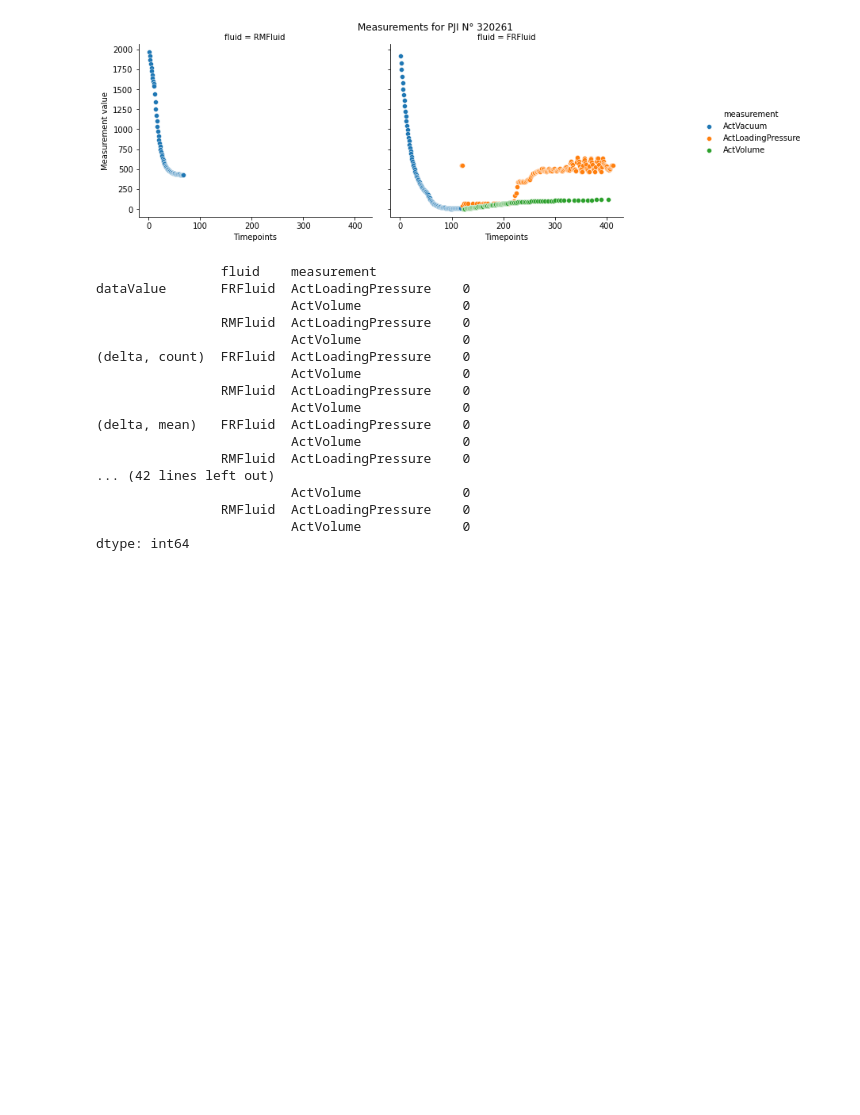
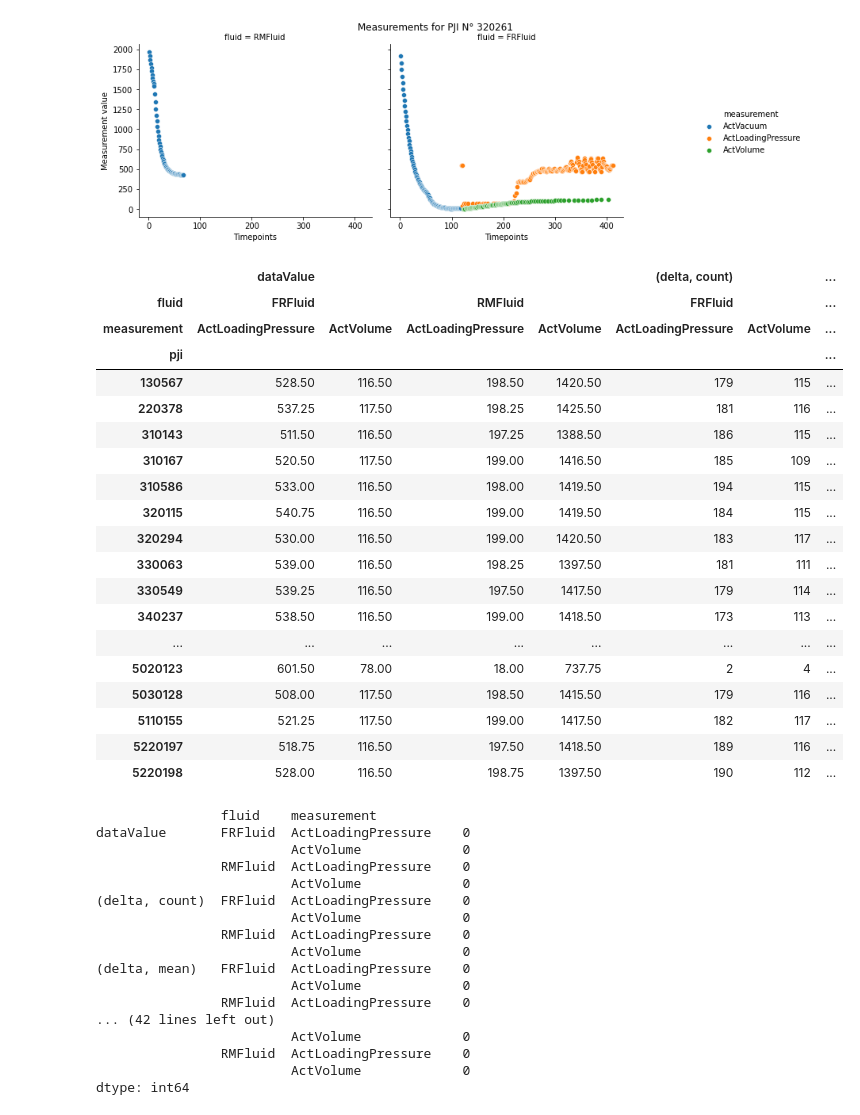
Before and after one commit to alixtc/Renault, a Jupyter notebook: notebooks/Anomaly detection.ipynb, the cells around one changed output. Cells and saved outputs as stored; diff of their text form; code cells hidden in the pictures; blank space fills up the shorter version.

```diff
--- a/notebooks/Anomaly detection.ipynb
+++ b/notebooks/Anomaly detection.ipynb
@@ -35,17 +33,7 @@ df = pd.read_csv('../data/train_df_LHA.csv',index_col='Unnamed: 0' )
 filling = ['ActVolume', 'ActMass']
 STEPS = ['StepLoading', 'StepEndLoading']
 # %%
-# conversion of string to datetime
-time = pd.to_datetime(df.sourceTimestamp, infer_datetime_format=True)
-df['time'] = time
-df.sort_values('time', inplace=True)
-
-# add time-delta feature order by pji > fluid > measurement
-most_common_df = df.sort_values(['fluid', 'measurement', 'time'])
-delta = most_common_df.groupby(['pji', 'fluid', 'measurement'])['time'].diff()
-delta = delta.fillna(pd.Timedelta(seconds=0))
-delta = delta / np.timedelta64(1, 's')
-most_common_df['delta'] = delta.values
+most_common_df = datetime_reshaping(df)
 most_common_df
 # %% [output]
 |  | siteCode | objectUAI | machine | fluid | measurement | step | sourceTimestamp | pji | dataValue | ... |
@@ -148,48 +124,69 @@ for pji in bad_pji:
 # %%
 # Global organisation of the data
 # remove pji without 3 fluids and 3 measurements
 #bad_pji = get_pji_with_misssing_fluids_measure(most_common_df)
+most_common_df = most_common_df[most_common_df['measurement'] != 'ActVacuum']
 most_common_df = most_common_df[~most_common_df.pji.isin(bad_pji)]
-most_common_df = most_common_df[most_common_df['measurement'] != 'ActVacuum']
 
 # Observations are PJI
 # columns are the differents features regrouped by fluids and measurements
 # important features
 # Average dataValue in tail(10)
-mean_tail_value = most_common_df.groupby(['pji', 'fluid', 'measurement']).tail(4)
-mean_tail_value = mean_tail_value.groupby(['pji', 'fluid', 'measurement'])[['dataValue']].mean()
-#mean_tail_value = mean_tail_value.reset_index()
-mean_tail_value
+tail_analysis = most_common_df.groupby(['pji', 'fluid', 'measurement']).tail(4)
+tail_analysis = tail_analysis.groupby(['pji', 'fluid', 'measurement'])[['dataValue']].mean()
 
-summary = most_common_df\
+#tail_analysis
+
+end_distrib_analysis = most_common_df\
 .groupby(['pji', 'fluid', 'measurement'])['dataValue']\
 .describe(percentiles=[0.1, 0.2, 0.8, 0.9]
 )
 
-summary = summary.drop(['count', 'std'], axis=1)
+end_distrib_analysis = end_distrib_analysis.drop(['count', 'std'], axis=1)
 
 # Number of points in each group + average time delta
 timing = most_common_df.groupby(['pji', 'fluid', 'measurement']).agg({'delta':['count', 'mean', 'max']})
-timing
+#timing
 
 # Slope values (min max or q10, q90)
-temp = most_common_df.copy()
-temp = temp.sort_values(['fluid', 'measurement', 'time'])
-slope = temp.groupby(['pji', 'fluid', 'measurement'])['dataValue'].diff()
-temp = most_common_df.copy()
-temp['slope'] = slope
-temp = temp.groupby(['pji', 'fluid', 'measurement']).agg({'slope':["mean", "max"]})
-#temp.reset_index(inplace=True)
+tdelta_analysis = most_common_df.copy()
+tdelta_analysis = tdelta_analysis.sort_values(['fluid', 'measurement', 'time'])
+slope = tdelta_analysis.groupby(['pji', 'fluid', 'measurement'])['dataValue'].diff()
+tdelta_analysis = most_common_df.copy()
+tdelta_analysis['slope'] = slope
+tdelta_analysis = tdelta_analysis.groupby(['pji', 'fluid', 'measurement']).agg({'slope':["mean", "max"]})
 
-temp
+#tdelta_analysis
 
-global_merged = pd.concat([mean_tail_value, timing, temp, summary], axis=1, join='inner')
+global_merged = pd.concat([tail_analysis, timing, tdelta_analysis, end_distrib_analysis],
+                          axis=1, join='inner')
 column_list = global_merged.columns
 final_df = global_merged.pivot_table(values=column_list,
                    index = ['pji'],
                    columns=['fluid', 'measurement'], sort=False )
 
 final_df
+# %% [output]
+|  | dataValue |  |  |  | (delta, count) |  | ... |
+| fluid | FRFluid |  | RMFluid |  | FRFluid |  | ... |
+| measurement | ActLoadingPressure | ActVolume | ActLoadingPressure | ActVolume | ActLoadingPressure | ActVolume | ... |
+| pji |  |  |  |  |  |  | ... |
+| 130567 | 528.50 | 116.50 | 198.50 | 1420.50 | 179 | 115 | ... |
+| 220378 | 537.25 | 117.50 | 198.25 | 1425.50 | 181 | 116 | ... |
+| 310143 | 511.50 | 116.50 | 197.25 | 1388.50 | 186 | 115 | ... |
+| 310167 | 520.50 | 117.50 | 199.00 | 1416.50 | 185 | 109 | ... |
+| 310586 | 533.00 | 116.50 | 198.00 | 1419.50 | 194 | 115 | ... |
+| 320115 | 540.75 | 116.50 | 199.00 | 1419.50 | 184 | 115 | ... |
+| 320294 | 530.00 | 116.50 | 199.00 | 1420.50 | 183 | 117 | ... |
+| 330063 | 539.00 | 116.50 | 198.25 | 1397.50 | 181 | 111 | ... |
+| 330549 | 539.25 | 116.50 | 197.50 | 1417.50 | 179 | 114 | ... |
+| 340237 | 538.50 | 116.50 | 199.00 | 1418.50 | 173 | 113 | ... |
+| ... | ... | ... | ... | ... | ... | ... | ... |
+| 5020123 | 601.50 | 78.00 | 18.00 | 737.75 | 2 | 4 | ... |
+| 5030128 | 508.00 | 117.50 | 198.50 | 1415.50 | 179 | 116 | ... |
+| 5110155 | 521.25 | 117.50 | 199.00 | 1417.50 | 182 | 117 | ... |
+| 5220197 | 518.75 | 116.50 | 197.50 | 1418.50 | 189 | 116 | ... |
+| 5220198 | 528.00 | 116.50 | 198.75 | 1397.50 | 190 | 112 | ... |
 # %%
 final_df.isnull().sum()
 # %% [output]
```
Also changed, not shown: parts of 8 cells of this notebook, 1 other file.
